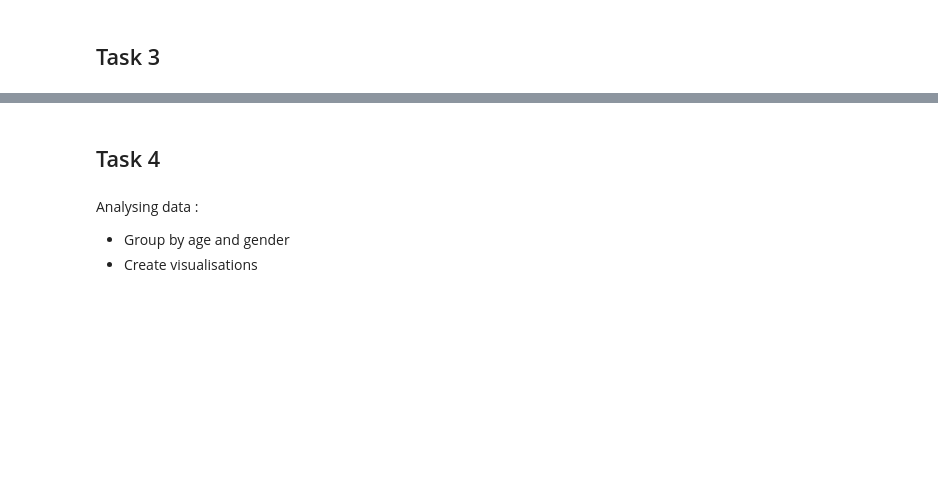
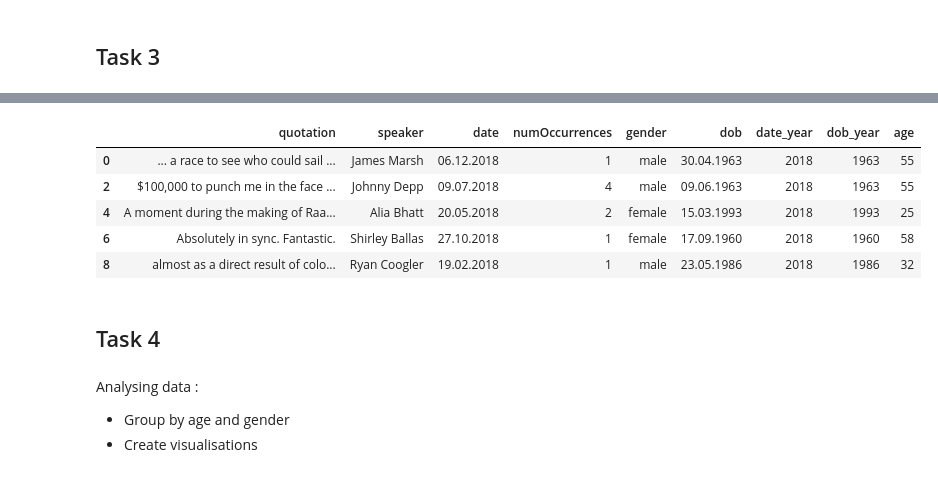
Before and after one commit to epfl-ada/ada-2021-project-escouade, a Jupyter notebook: src/Question_1.ipynb, the cells around one changed output, grey strips where cells are left out. Saved outputs shown, nothing was run; the diff lists cells and outputs as text; code cells hidden in the pictures; blank space fills up the shorter version.

```diff
--- a/src/Question_1.ipynb
+++ b/src/Question_1.ipynb
@@ -77,0 +134,3 @@ Quotebank's data will then be enriched. Gender and age of the speakers need to b
+# %%
+df_movie_age = df_movie_age[df_movie_age['dob'].notna()]
+df_movie_age.head()
@@ -78,3 +151,13 @@ Quotebank's data will then be enriched. Gender and age of the speakers need to b
+# %%
+df_movie_age['age'] = df_movie_age['date_year'] - df_movie_age['dob_year']
+df_movie_age.head()
+# %% [output]
+|  | quotation | speaker | date | numOccurrences | gender | dob | date_year | dob_year | age |
+| 0 | ... a race to see who could sail ... | James Marsh | 06.12.2018 | 1 | male | 30.04.1963 | 2018 | 1963 | 55 |
+| 2 | $100,000 to punch me in the face ... | Johnny Depp | 09.07.2018 | 4 | male | 09.06.1963 | 2018 | 1963 | 55 |
+| 4 | A moment during the making of Raa... | Alia Bhatt | 20.05.2018 | 2 | female | 15.03.1993 | 2018 | 1993 | 25 |
+| 6 | Absolutely in sync. Fantastic. | Shirley Ballas | 27.10.2018 | 1 | female | 17.09.1960 | 2018 | 1960 | 58 |
+| 8 | almost as a direct result of colo... | Ryan Coogler | 19.02.2018 | 1 | male | 23.05.1986 | 2018 | 1986 | 32 |
 # %% [markdown]
 ## Task 4
 # %% [markdown]
```
Also changed, not shown: parts of 26 cells of this notebook.
